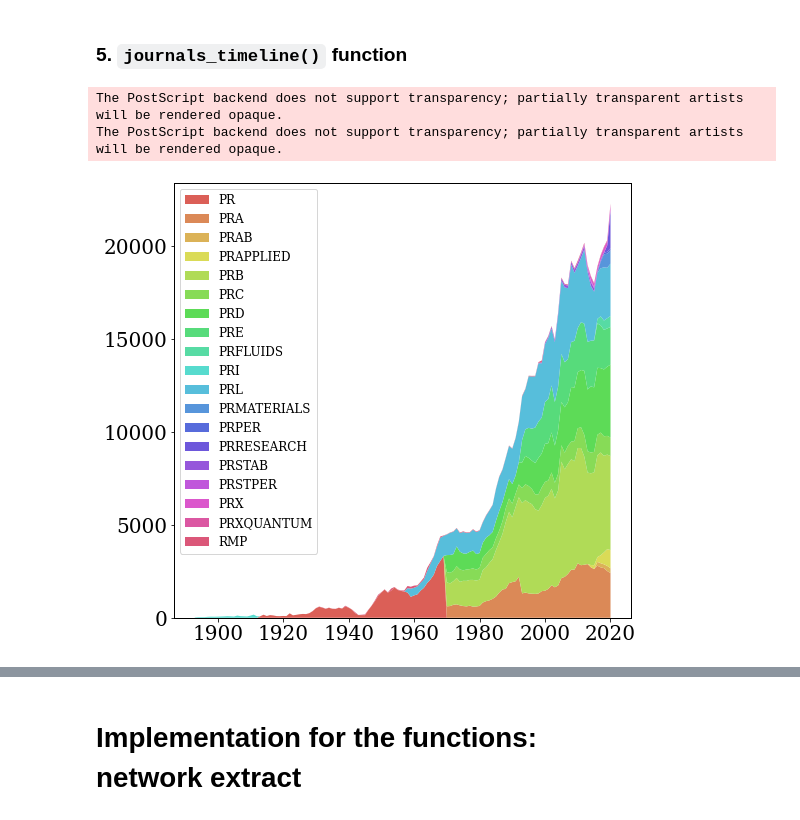
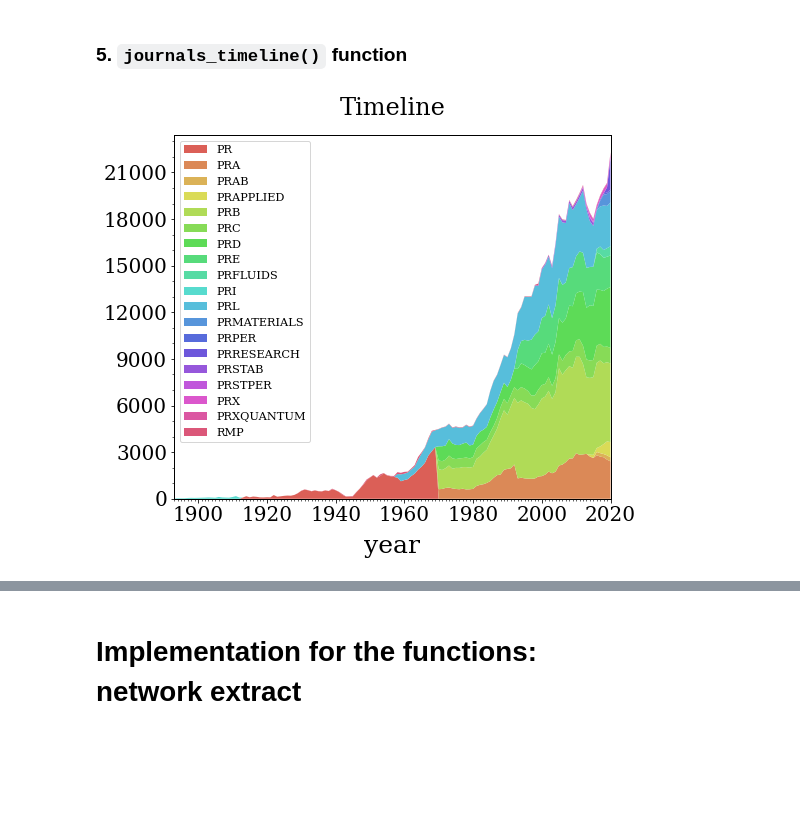
Before and after one commit to costargc/phiga.tech, a Jupyter notebook: data_analysis/key_functions.ipynb, the cells around one changed output, grey strips where cells are left out. Saved outputs shown, nothing was run; the diff lists cells and outputs as text; code cells hidden in the pictures; blank space fills up the shorter version.

Commit message:
timeline

```diff
--- a/data_analysis/key_functions.ipynb
+++ b/data_analysis/key_functions.ipynb
@@ -279,18 +290,40 @@ def journals_timeline(input_data):
 # %%
 # frame
 fig, ax = plt.subplots(1, 1, tight_layout=True)
 fig.set_size_inches(8, 7)
 
 colors = sns.color_palette("hls", 19)
 # plot
 ax.stackplot(check['year'].values, check.drop('year',axis=1).T, colors = colors)
-ax.legend(check.columns.values[1:], prop={'size': 12},loc='upper left')
-plt.savefig('./fig/stackplot.eps', format='eps')
+ax.legend(check.columns.values[1:], prop={'size': 11.4},loc='upper left')
+
+# font
+mpl.rcParams['font.family'] = 'serif'
+mpl.rcParams['mathtext.fontset'] = 'cm'
+plt.rcParams['font.size'] = 20
+plt.rcParams['axes.linewidth'] = 1
+
+# Add the x and y-axis labels
+ax.set_xlabel(r'year', labelpad=10, fontsize=25)
+#     ax.set_ylabel(r'journals', labelpad=10, fontsize=25)
+
+# limits
+# ax.set_ylim(0, 12)
+ax.set_xlim(1893, 2020)
+
+# Edit the major and minor tick locations
+ax.xaxis.set_major_locator(mpl.ticker.MultipleLocator(20))
+ax.xaxis.set_minor_locator(mpl.ticker.MultipleLocator(1))
+ax.yaxis.set_major_locator(mpl.ticker.MultipleLocator(3000))
+ax.yaxis.set_minor_locator(mpl.ticker.MultipleLocator(1000))
+
+# Add title
+plt.title('Timeline', pad=20)
+
+# plt.savefig('./fig/stackplot.eps', format='eps')
 plt.show()
 # %% [output]
-The PostScript backend does not support transparency; partially transparent artists will be rendered opaque.
-The PostScript backend does not support transparency; partially transparent artists will be rendered opaque.
-[figure, old version]
+[figure, new version]
 # %% [markdown]
 ### 6. `journal_correlation()` function
 
```
Also changed, not shown: parts of 2 cells of this notebook, 1 other file.
